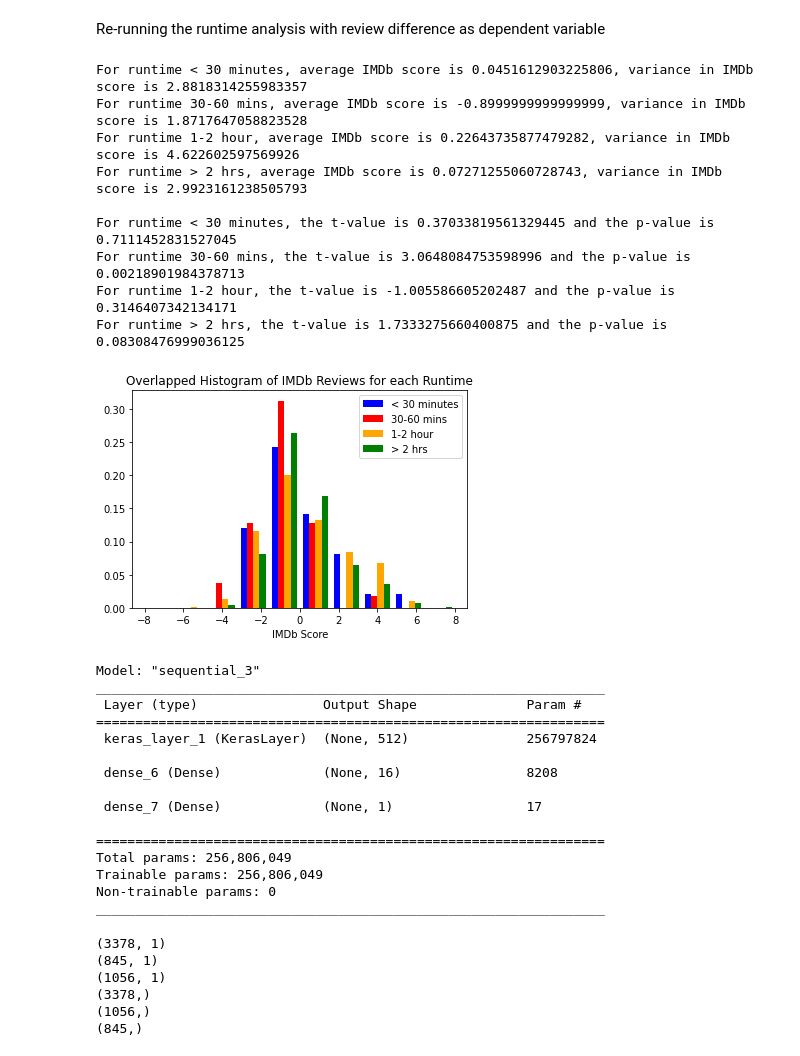
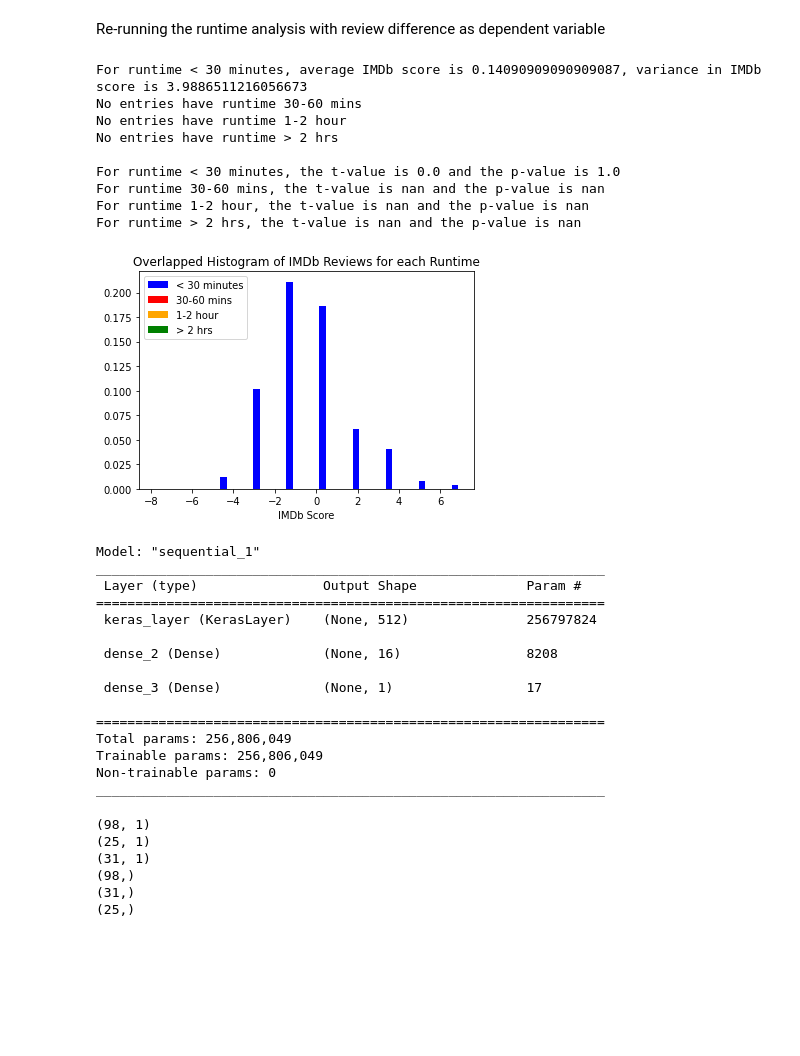
Before and after one commit to magikarp01/SIFNetflix, a Jupyter notebook: SIF_Netflix_Dataset_Analysis.ipynb, the cells around one changed output. Drawn from its saved outputs; the diff is of its cells as text; code cells hidden in the pictures; blank space fills up the shorter version.

```diff
--- a/SIF_Netflix_Dataset_Analysis.ipynb
+++ b/SIF_Netflix_Dataset_Analysis.ipynb
@@ -105,9 +107,11 @@ def train_genre_regression(x_data, y_data, test_size=0.2, random_state=101, prin
 
 def model_output(model, genre_list):
   # print(model.summary)
-  coef_dic = dict(zip(genre_list, model.coef_))
-  for k, v in coef_dic.items():
-      print(f"For genre {k}, the coefficient is {v}")
+  # coef_dic = dict(zip(genre_list, model.coef_))
+  print(tabulate(zip(["Genre"] + genre_list, ["Coefficient"] + list(model.coef_)),
+                 headers="firstrow"))
+  # for k, v in coef_dic.items():
+  #     print(f"For genre {k}, the coefficient is {v}")
 # %%
 # put it all together
 def genre_regression(dataframe, verbose=False):
@@ -166,11 +171,14 @@ def show_genre_regression_results(dataframe, verbose=False):
   p_values = np.round(p_values,3)
   params = np.round(params,4)
 
+  genre_list.insert(0, "Constant (not genre)")
   myDF3 = pd.DataFrame()
-  myDF3["Coefficients"],myDF3["Standard Errors"],myDF3["t values"],myDF3["p values"] = [params,sd_b,ts_b,p_values]
-  if verbose:
-    print(myDF3)
-  return params,sd_b,ts_b,p_values, genre_list
+  # myDF3["Genre"], myDF3["Coefficients"],myDF3["Standard Errors"],myDF3["t values"],myDF3["p values"] = [genre_list,params,sd_b,ts_b,p_values]
+  myDF3["Genre"], myDF3["Coefficients"],myDF3["t values"],myDF3["p values"] = [genre_list,params*10,ts_b,p_values]
+  return myDF3
+  # if verbose:
+  #   print(myDF3)
+  # return params,sd_b,ts_b,p_values, genre_list
 # %% [markdown]
 Results of Genre Multiple Regression: which genres are statistically significant, and what correlation do the significant genres have on the predicted IMDb review?
 
@@ -469,9 +511,10 @@ Name: IMDb Score, Length: 7010, dtype: float64
 Re-running the genre multiple regression with the difference in reviews as the dependent variable.
 # %%
 altered_movie_dataframe = get_altered_dataframe(movie_dataframe)
-params,sd_b,ts_b,p_values, genre_list = show_genre_regression_results(altered_movie_dataframe)
-alpha = .05
-for i in range(1, len(p_values)):
-  if p_values[i] < alpha:
-    print(f"Genre {genre_list[i-1]} is statistically significant at t-score of {ts_b[i]}. " +
-          f"It's presence corresponds to a {params[i]*10} change in predicted review difference.")
+altered_series_dataframe = get_altered_dataframe(series_dataframe)
+# params,sd_b,ts_b,p_values, genre_list = show_genre_regression_results(altered_series_dataframe)
+# alpha = .05
+# for i in range(1, len(p_values)):
+#   if p_values[i] < alpha:
+#     print(f"Genre {genre_list[i-1]} is statistically significant at t-score of {ts_b[i]}. " +
+#           f"It's presence corresponds to a {params[i]*10} change in predicted review difference.")
@@ -491,29 +521,29 @@ Genre Western is statistically significant at t-score of -2.475. It's presence c
 # %% [markdown]
 Re-running the runtime analysis with review difference as dependent variable
 # %%
-altered_movie_runtimes = runtime_stratification(altered_movie_dataframe)
+altered_movie_runtimes = runtime_stratification(altered_series_dataframe)
 
 all_reviews = altered_movie_runtimes[0] + altered_movie_runtimes[1] \
   + altered_movie_runtimes[2] + altered_movie_runtimes[3]
 ttests = [stats.ttest_ind(all_reviews, altered_movie_runtimes[i]) for i in range(4)]
 print()
 runtime_names = ["< 30 minutes", "30-60 mins", "1-2 hour", "> 2 hrs"]
 for i in range(4):
   print(f"For runtime {runtime_names[i]}, the t-value is {ttests[i][0]} and the p-value is {ttests[i][1]}")
 # print(ttests)
 
 overlap_runtime_histograms(altered_movie_runtimes, axis_range=(-8, 8))
 # %% [output]
-For runtime < 30 minutes, average IMDb score is 0.0451612903225806, variance in IMDb score is 2.8818314255983357
-For runtime 30-60 mins, average IMDb score is -0.8999999999999999, variance in IMDb score is 1.8717647058823528
-For runtime 1-2 hour, average IMDb score is 0.22643735877479282, variance in IMDb score is 4.622602597569926
-For runtime > 2 hrs, average IMDb score is 0.07271255060728743, variance in IMDb score is 2.9923161238505793
+For runtime < 30 minutes, average IMDb score is 0.14090909090909087, variance in IMDb score is 3.9886511216056673
+No entries have runtime 30-60 mins
+No entries have runtime 1-2 hour
+No entries have runtime > 2 hrs
 
-For runtime < 30 minutes, the t-value is 0.37033819561329445 and the p-value is 0.7111452831527045
-For runtime 30-60 mins, the t-value is 3.0648084753598996 and the p-value is 0.00218901984378713
-For runtime 1-2 hour, the t-value is -1.005586605202487 and the p-value is 0.3146407342134171
-For runtime > 2 hrs, the t-value is 1.7333275660400875 and the p-value is 0.08308476999036125
+For runtime < 30 minutes, the t-value is 0.0 and the p-value is 1.0
+For runtime 30-60 mins, the t-value is nan and the p-value is nan
+For runtime 1-2 hour, the t-value is nan and the p-value is nan
+For runtime > 2 hrs, the t-value is nan and the p-value is nan
-[figure, old version]
+[figure, new version]
 # %%
 model = tf.keras.Sequential()
 # model.add()
@@ -524,17 +554,17 @@ model.summary()
 
 model.compile(optimizer='adam',
               loss=tf.keras.losses.MeanSquaredError(),
-              metrics=['accuracy'])
+              metrics=['mae'])
 # %% [output]
-Model: "sequential_3"
+Model: "sequential_1"
 _________________________________________________________________
  Layer (type)                Output Shape              Param #
 =================================================================
- keras_layer_1 (KerasLayer)  (None, 512)               256797824
+ keras_layer (KerasLayer)    (None, 512)               256797824
 
- dense_6 (Dense)             (None, 16)                8208
+ dense_2 (Dense)             (None, 16)                8208
 
- dense_7 (Dense)             (None, 1)                 17
+ dense_3 (Dense)             (None, 1)                 17
 
 =================================================================
 Total params: 256,806,049
@@ -542,7 +572,7 @@ Trainable params: 256,806,049
 Non-trainable params: 0
 _________________________________________________________________
 # %%
-summary_data, imdb_reviews = preprocess_summary_prediction(altered_movie_dataframe, hub_layer)
+summary_data, imdb_reviews = preprocess_summary_prediction(altered_series_dataframe, hub_layer)
 
 X_train, X_test, y_train, y_test = train_test_split(
     summary_data, imdb_reviews, test_size=.2, random_state=101)
@@ -564,10 +594,10 @@ print(y_train.shape)
 print(y_test.shape)
 print(y_validation.shape)
 # %% [output]
-(3378, 1)
-(845, 1)
-(1056, 1)
-(3378,)
-(1056,)
-(845,)
+(98, 1)
+(25, 1)
+(31, 1)
+(98,)
+(31,)
+(25,)
 # %%
```
Also changed, not shown: parts of 18 cells of this notebook.
